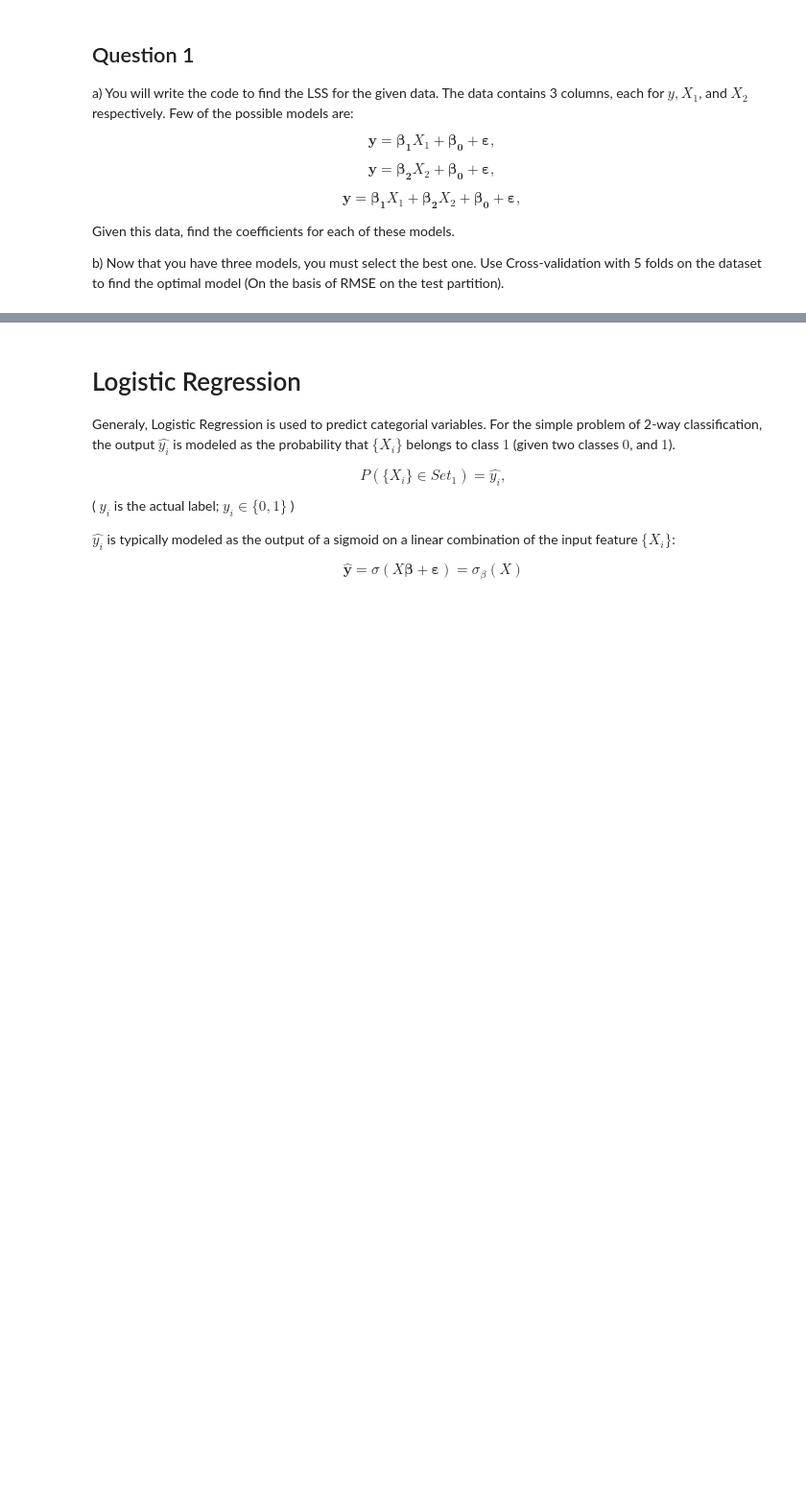
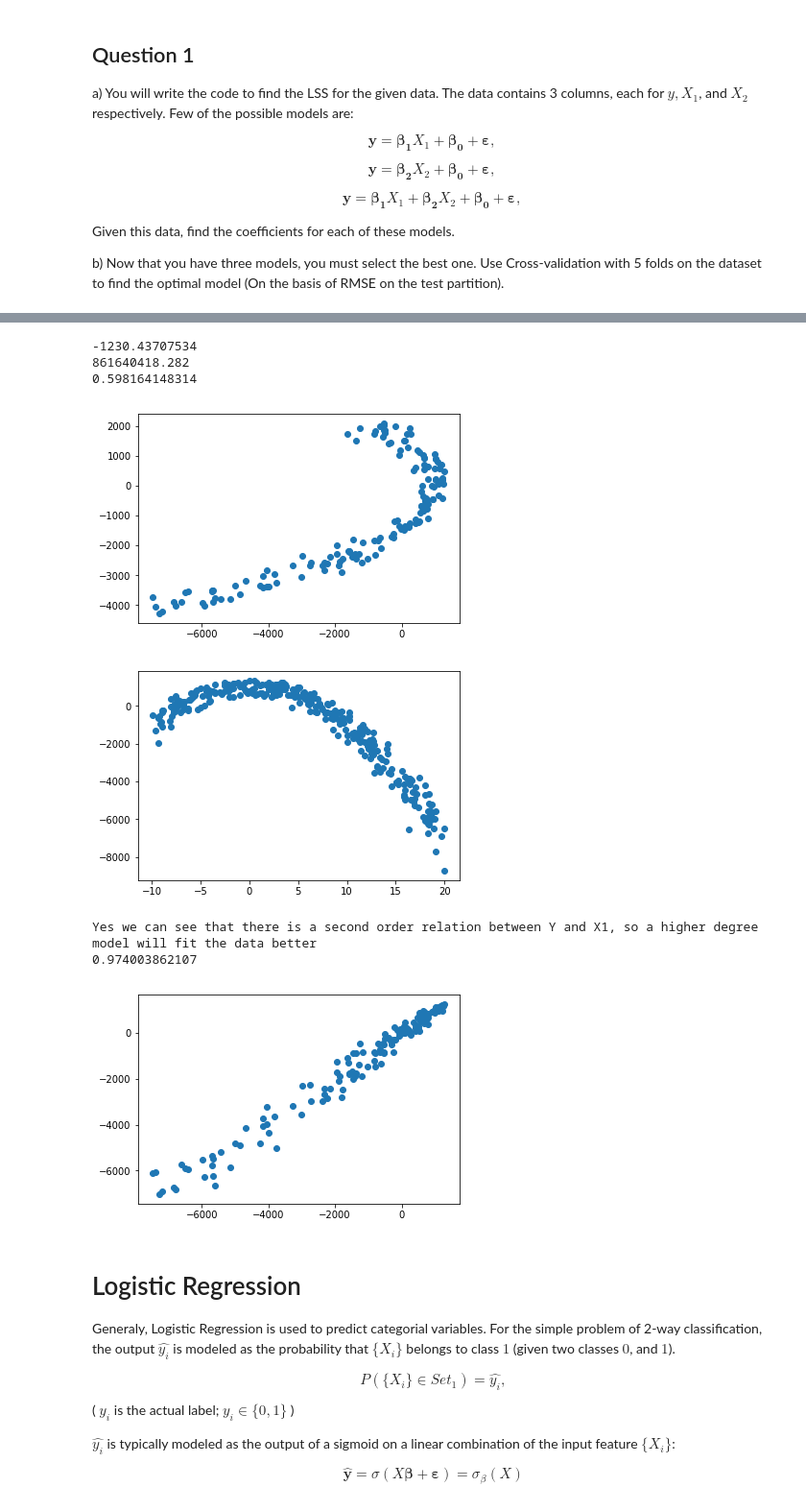
Before and after one commit to kunalchelani/DLCV-assignments, a Jupyter notebook: Assignment_1.ipynb, the cells around one changed output, grey strips where cells are left out. Shown: that part at 96% size. Saved outputs shown, nothing was run; the diff lists cells and outputs as text; code cells hidden in the pictures; blank space fills up the shorter version.

```diff
--- a/Assignment_1.ipynb
+++ b/Assignment_1.ipynb
@@ -86,3 +165,61 @@ test_data = np.load('utils/assign_1_data_1_test.npy')
+# %%
+# Finally, Give the R^2 score of the best model in the test set:
+test_data = np.load('utils/assign_1_data_1_test.npy')
+#print test_data[:,0]
+Y = test_data[:,0]
+X = np.c_[np.ones(test_data.shape[0]), test_data[:,1:3]]
+
+Ybar = sum(Y/test_data.shape[0])
+print Ybar
+stot = np.sum((test_data[:,0] - Ybar)**2)
+print stot
+
+predicted  = np.matmul(X, Beta3)
+res = predicted - Y
+sse = np.sum(res**2)
+
+r2 = 1 - (sse/stot)
+print r2
+# %% [output]
+-1230.43707534
+861640418.282
+0.598164148314
+# %%
+# Bonus
+import matplotlib.pyplot as plt
+# Show a graph between the predicted Y^ and the Ground truth Y
+plt.scatter(Y, predicted)
+plt.show()
+# Try to plot Y vs X_1 in train set.
+plt.scatter(train_data[:,1], train_data[:,0])
+plt.show()
+# can it help you improve your model?
+
+print "Yes we can see that there is a second order relation between Y and X1, so a higher degree model will fit the data better"
+# construct the better model.
+# Y = Beta1*X1^2 + Beta2*X2 + Beta0
+X1sq = train_data[:,1]**2
+X = np.c_[np.ones(train_data.shape[0]), X1sq, train_data[:,2]]
+
+Ytrain = train_data[:,0]
+Beta = np.matmul(np.linalg.inv(np.matmul(X.transpose(), X)), (np.matmul(X.transpose(), Ytrain)))
+
+Xtest = np.c_[np.ones(test_data.shape[0]),test_data[:,1]**2, test_data[:,2]]
+predicted = np.matmul(Xtest, Beta)
+res = predicted - Y
+sse = np.sum(res**2)
+
+r2 = 1 - (sse/stot)
+print r2
+
+plt.scatter(Y, predicted)
+plt.show()
+# %% [output]
+[figure, added]
+[figure, added]
+Yes we can see that there is a second order relation between Y and X1, so a higher degree model will fit the data better
+0.974003862107
+[figure, added]
 # %% [markdown]
 # Logistic Regression
 
```
Also changed, not shown: parts of 27 cells of this notebook.
